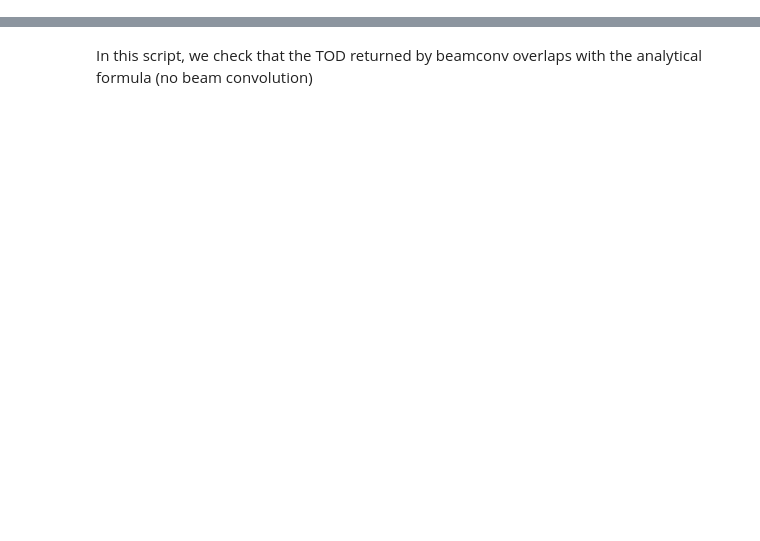
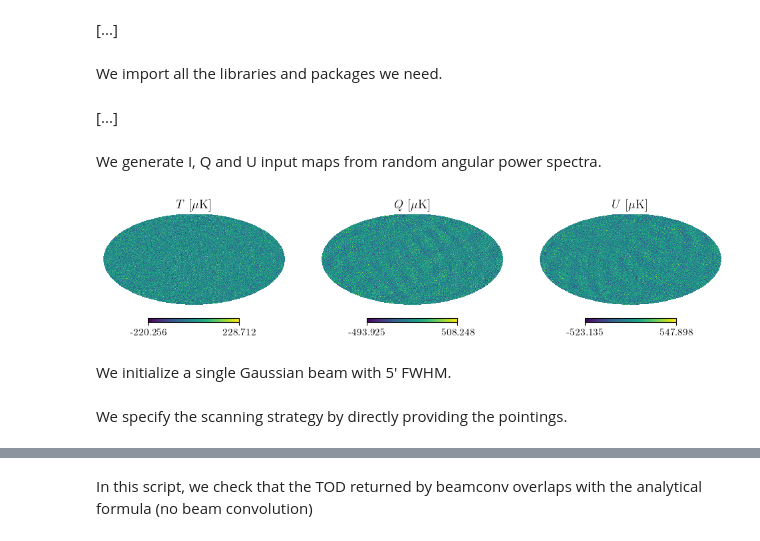
Before and after one commit to martamonelli/beamconv_again, a Jupyter notebook: notebooks/LiteBIRD-like.ipynb, the cells around one changed output, grey strips where cells are left out. Drawn from its saved outputs; the diff is of its cells as text; code cells hidden in the pictures; blank space fills up the shorter version.

```diff
--- a/notebooks/LiteBIRD-like.ipynb
+++ b/notebooks/LiteBIRD-like.ipynb
@@ -2,0 +7,4 @@
+# %% [markdown]
+[...]
+# %% [markdown]
+We import all the libraries and packages we need.
@@ -2,0 +37,28 @@
+# %% [markdown]
+[...]
+# %% [markdown]
+We generate I, Q and U input maps from random angular power spectra.
+# %%
+nside = 128
+lmax = 2*nside
+
+# generate input alm and maps
+np.random.seed(10)
+cls = np.random.rand(6,lmax)
+cls[:,:2] *= 0
+slm = hp.synalm(cls, lmax=lmax)
+maps = hp.alm2map(slm,nside=nside)
+
+# plotting input maps
+fig, (ax1, ax2, ax3) = plt.subplots(ncols=3, figsize=(12, 5))
+plt.axes(ax1)
+hp.mollview(maps[0], title=r'$T$ [$\mu$K]', hold=True)
+plt.axes(ax2)
+hp.mollview(maps[1], title=r'$Q$ [$\mu$K]', hold=True)
+plt.axes(ax3)
+hp.mollview(maps[2], title=r'$U$ [$\mu$K]', hold=True)
+plt.show()
+# %% [output]
+[figure, added]
+# %% [markdown]
+We initialize a single Gaussian beam with 5' FWHM.
@@ -2,0 +68,2 @@
+# %% [markdown]
+We specify the scanning strategy by directly providing the pointings.
```
Also changed, not shown: parts of 40 cells of this notebook, 2 other files.
